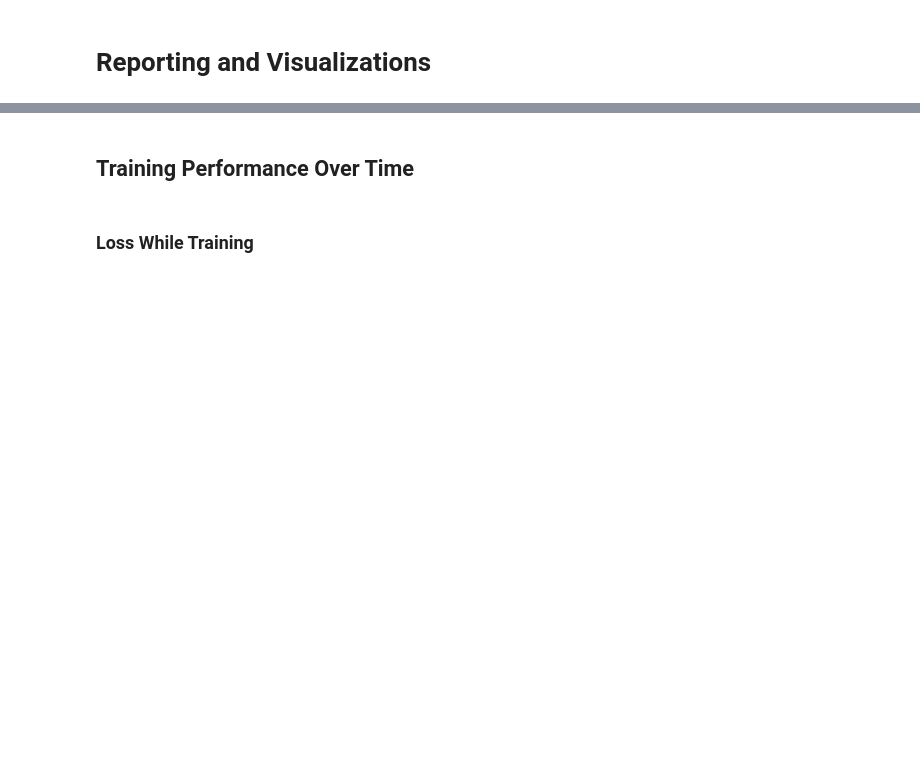
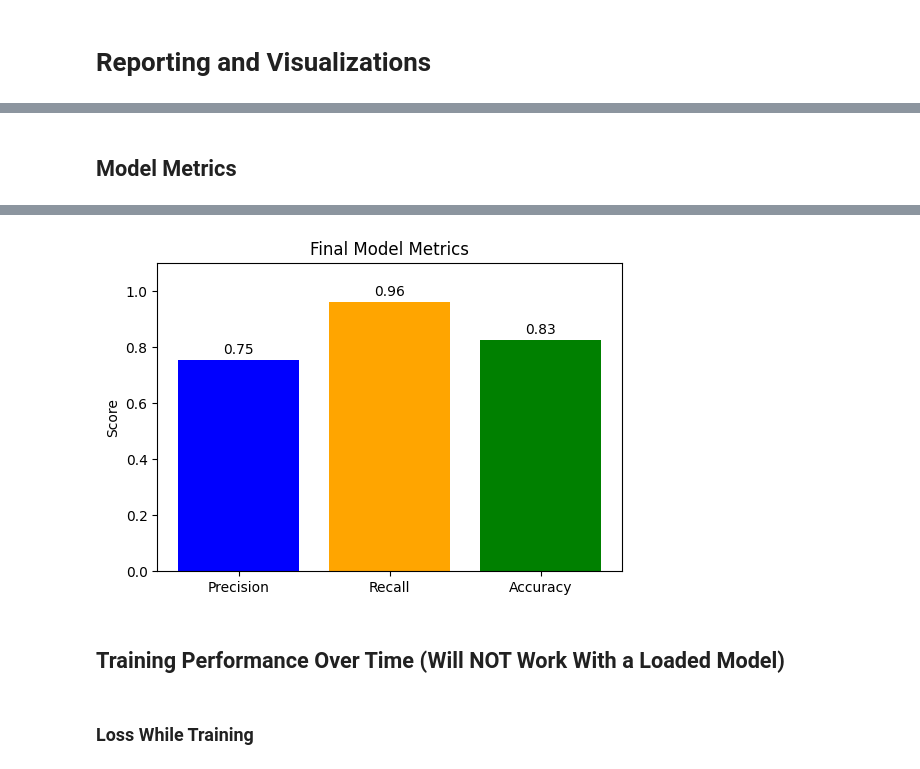
Before and after one commit to NonExistent1/AImage, a Jupyter notebook: notebook.ipynb, the cells around one changed output, grey strips where cells are left out. Drawn from its saved outputs; the diff is of its cells as text; code cells hidden in the pictures; blank space fills up the shorter version.

```diff
--- a/notebook.ipynb
+++ b/notebook.ipynb
@@ -286,2 +263,2 @@ model.save('AImageModelv2.keras')
 # %%
-model = tf.keras.models.load_model('AImageModelv3.keras')
+model = tf.keras.models.load_model('AImageModelv4.keras')
@@ -381,0 +351,31 @@ Label(value='')
+# %% [markdown]
+## Model Metrics
+# %%
+# Make sure predictions are for the current model
+precision = tf.keras.metrics.Precision()
+recall = tf.keras.metrics.Recall()
+accuracy = tf.keras.metrics.BinaryAccuracy()
+
+
+for batch in test_data.as_numpy_iterator():
+    x, y = batch
+    prediction = model.predict(x)
+    precision.update_state(y, prediction)
+    recall.update_state(y, prediction)
+    accuracy.update_state(y, prediction)
+
+# Display the final metrics
+metrics = [precision.result().numpy(), recall.result().numpy(), accuracy.result().numpy()]
+metric_names = ['Precision', 'Recall', 'Accuracy']
+
+plt.figure(figsize=(6, 4))
+plt.bar(metric_names, metrics, color=['blue', 'orange', 'green'])
+plt.ylim(0, 1.1)
+plt.ylabel('Score')
+plt.title('Final Model Metrics')
+
+for i, v in enumerate(metrics):
+    plt.text(i, v + 0.02, f"{v:.2f}", ha='center')
+
+plt.show()
+# %% [output]
@@ -382,5 +399,6 @@ Label(value='')
+[figure, added]
 # %% [markdown]
-## Training Performance Over Time
+## Training Performance Over Time (Will NOT Work With a Loaded Model)
 # %% [markdown]
 ### Loss While Training
 # %%
```
Also changed, not shown: parts of 14 cells of this notebook.
